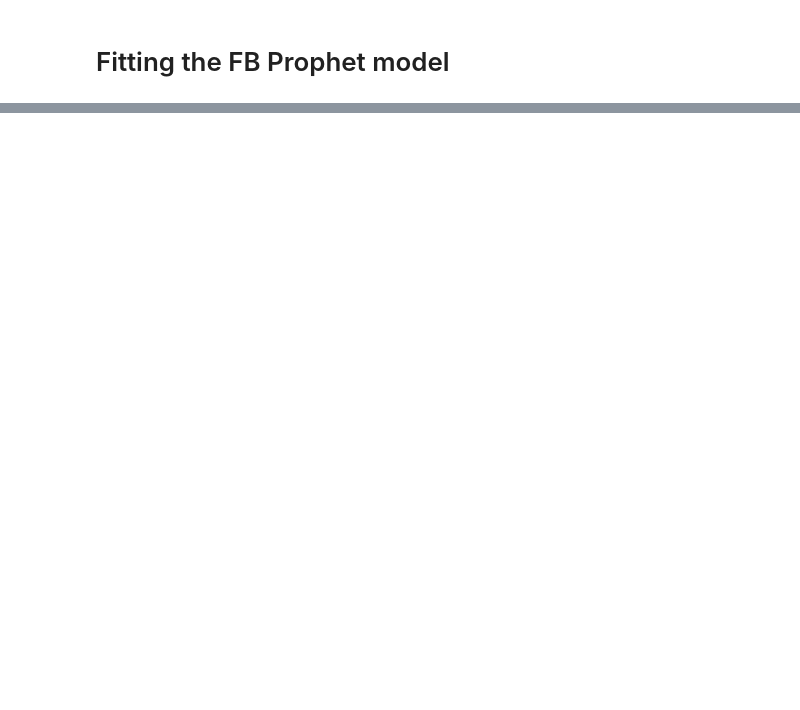
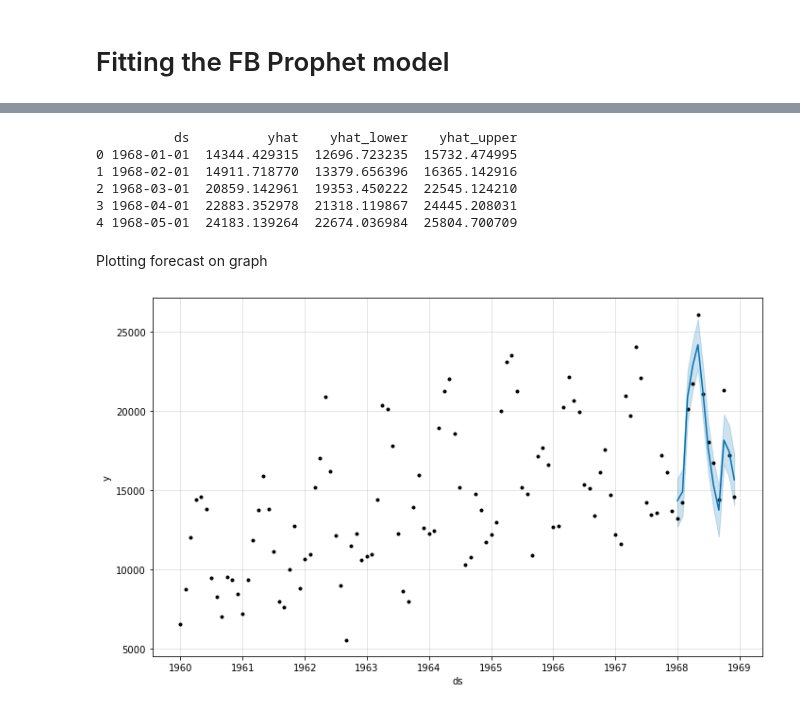
Before and after one commit to Ali-Rizvi-1/Time-Series-Prediction-using-FB-Prophet, a Jupyter notebook: main.ipynb, the cells around one changed output, grey strips where cells are left out. Cells and saved outputs as stored; diff of their text form; code cells hidden in the pictures; blank space fills up the shorter version.

Commit message:
Prophet model implemented

```diff
--- a/main.ipynb
+++ b/main.ipynb
@@ -52,3 +65,24 @@ for i in range(1, 13):
 future = DataFrame(future)
 future.columns = ['ds']
 future['ds']= to_datetime(future['ds'])
+# %%
+# use the model to make a forecast
+forecast = model.predict(future)
+
+# summarize the forecast
+print(forecast[['ds', 'yhat', 'yhat_lower', 'yhat_upper']].head())
+# %% [output]
+          ds          yhat    yhat_lower    yhat_upper
+0 1968-01-01  14344.429315  12696.723235  15732.474995
+1 1968-02-01  14911.718770  13379.656396  16365.142916
+2 1968-03-01  20859.142961  19353.450222  22545.124210
+3 1968-04-01  22883.352978  21318.119867  24445.208031
+4 1968-05-01  24183.139264  22674.036984  25804.700709
+# %% [markdown]
+Plotting forecast on graph
+# %%
+# plot forecast
+model.plot(forecast)
+pyplot.show()
+# %% [output]
+[figure, added]
```
Also changed, not shown: parts of 4 cells of this notebook.
